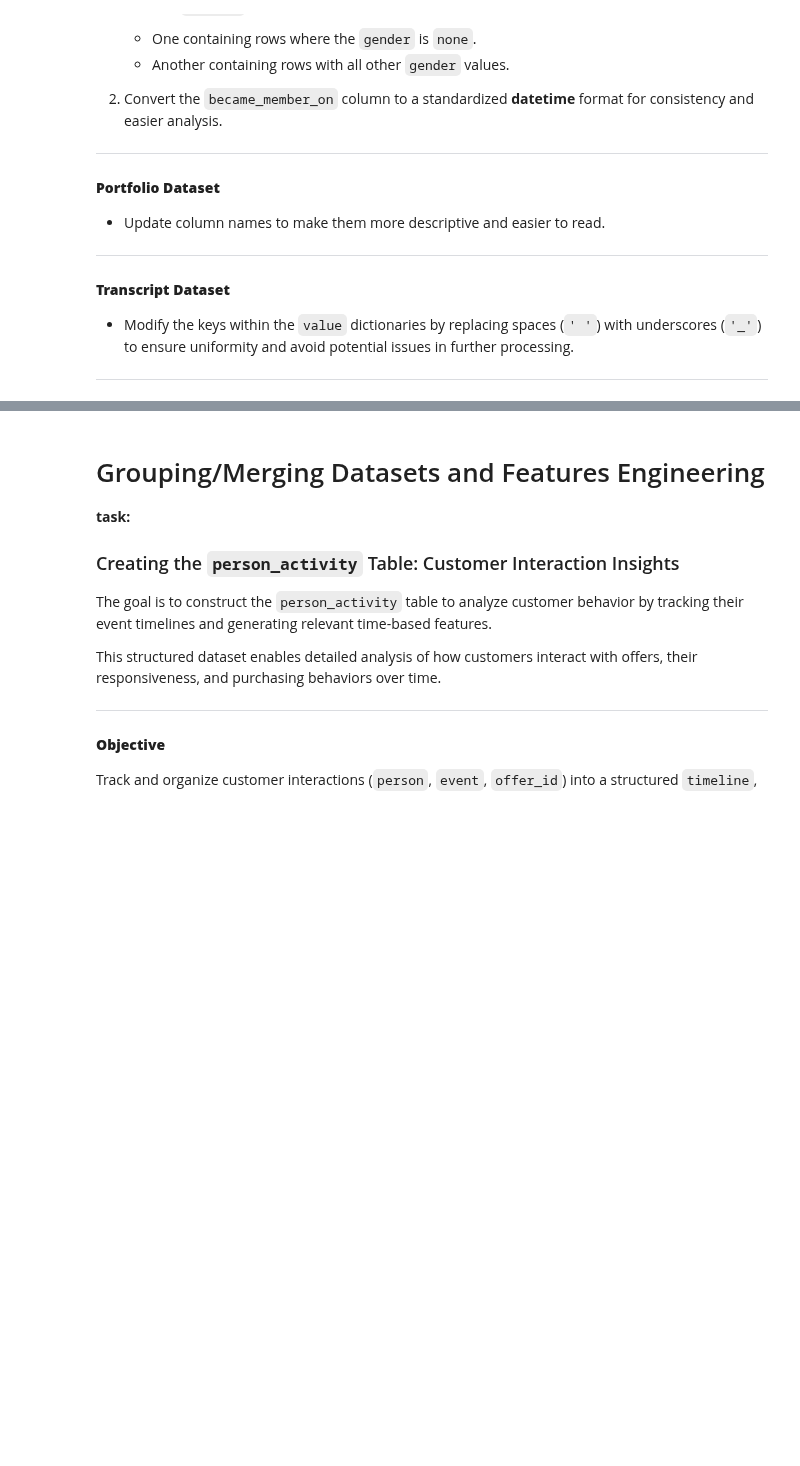
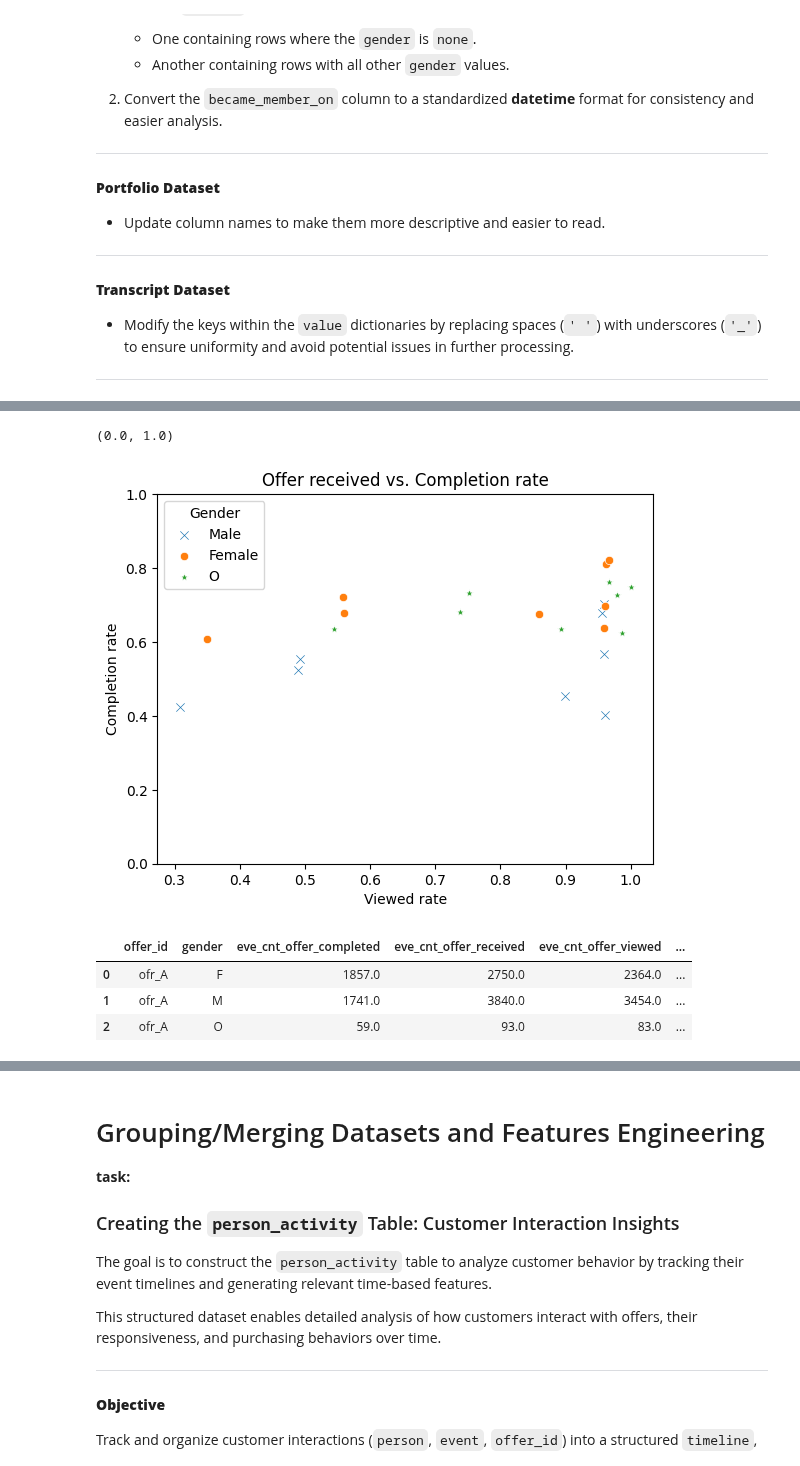
Before and after one commit to Niltonjuniorphd/Starbucks_project, a Jupyter notebook: Starbucks_Capstone_notebook.ipynb, the cells around one changed output, grey strips where cells are left out. Drawn from its saved outputs; the diff is of its cells as text; code cells hidden in the pictures; blank space fills up the shorter version.

```diff
--- a/Starbucks_Capstone_notebook.ipynb
+++ b/Starbucks_Capstone_notebook.ipynb
@@ -226,0 +398,21 @@ transcript_b = pd.concat([transcript, value_df], axis=1).drop('value', axis=1)
+# %%
+sns.scatterplot(data=event_age[event_age['gender'] == 'M'], x='view_rate', y='com_rate', marker='x') #, hue='offer_id', palette='Set2'
+sns.scatterplot(data=event_age[event_age['gender'] == 'F'], x='view_rate', y='com_rate', marker='o')
+sns.scatterplot(data=event_age[event_age['gender'] == 'O'], x='view_rate', y='com_rate', marker='*') #, , hue='offer_id'size='offer_id', palette='Set2'
+plt.legend(title='Gender', labels=['Male', 'Female', 'O'])
+plt.title('Offer received vs. Completion rate')
+plt.xlabel('Viewed rate')
+plt.ylabel('Completion rate')
+
+#plt.xlim(2500, 4000)
+plt.ylim(0, 1)
+# %% [output]
+(0.0, 1.0)
+[figure, added]
+# %%
+event_age[event_age['offer_id'] == 'ofr_A']
+# %% [output]
+|  | offer_id | gender | eve_cnt_offer_completed | eve_cnt_offer_received | eve_cnt_offer_viewed | ... |
+| 0 | ofr_A | F | 1857.0 | 2750.0 | 2364.0 | ... |
+| 1 | ofr_A | M | 1741.0 | 3840.0 | 3454.0 | ... |
+| 2 | ofr_A | O | 59.0 | 93.0 | 83.0 | ... |
```
Also changed, not shown: parts of 54 cells of this notebook.
